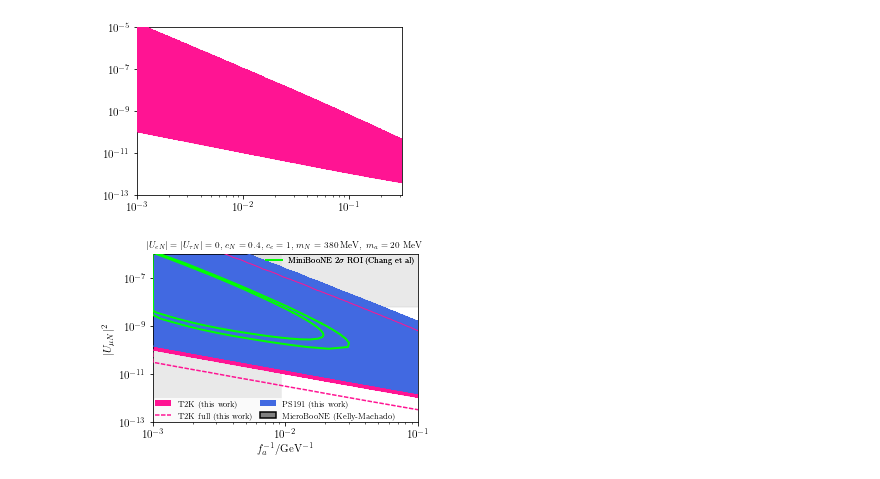
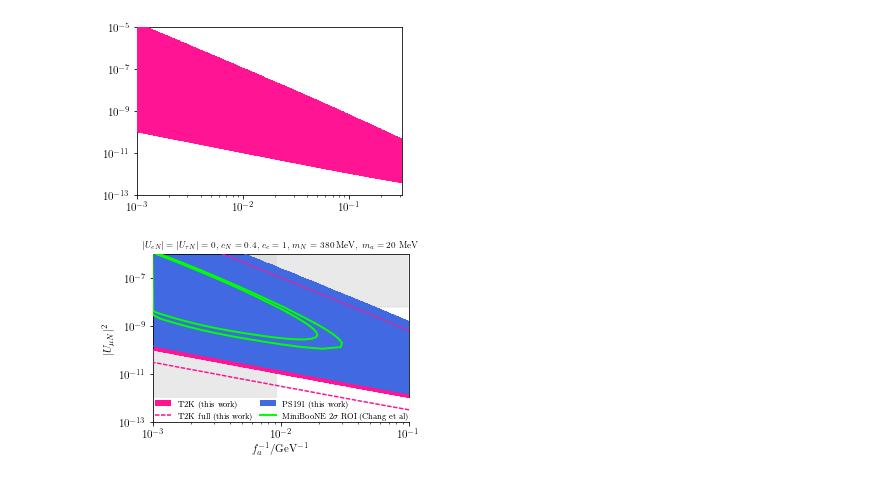
Before and after one commit to mhostert/HNL-DIF, a Jupyter notebook: main_plots.ipynb, the cells around one changed output. Saved outputs shown, nothing was run; the diff lists cells and outputs as text; code cells hidden in the pictures.

```diff
--- a/main_plots.ipynb
+++ b/main_plots.ipynb
@@ -820,7 +831,7 @@ ax.set_ylim(1e-13,1e-5)
 (1e-13, 1e-05)
 [figure]
 # %%
-fig, ax = std_fig(ax_form=[0.16,0.16,0.83,0.76])
+fig, ax = std_fig(ax_form=[0.16,0.16,0.8,0.76])
 units=1 # translate to mag moment rather than dipole
 x = np.logspace(-3, -1, 1000)
 
@@ -885,38 +896,38 @@ new_muboone_bound = rescale_muboone_to_SBN_for_dip_vs_usqr(dmu, mN=mN, channel='
 ############################################
 # MiniBooNE preference region
 # ALP region of preference
 data = np.genfromtxt("digitized/alp_miniboone/Umu4_vs_fa_lower2sigma.dat", unpack=True)
 x_MB, y_MB = plot_tools.plot_closed_region(data, logx=True, logy=True)
 MB_ROI, = ax.plot(np.append(x_MB,x_MB[0]), np.append(y_MB,y_MB[0]), c='lime', lw=2, zorder=10, label='MiniBooNE ROI (C. Chang et al)')
 
 data = np.genfromtxt("digitized/alp_miniboone/Umu4_vs_fa_upper2sigma.dat", unpack=True)
 x_MB, y_MB = plot_tools.plot_closed_region(data, logx=True, logy=True)
 MB_ROI, = ax.plot(np.append(x_MB,x_MB[0]), np.append(y_MB,y_MB[0]), c='lime', lw=2, zorder=10, label='MiniBooNE ROI (C. Chang et al)')
 
 t2kregion1 = plt.Rectangle((0,0),1,1,fc = 'deeppink')
 PS191region = plt.Rectangle((0,0),1,1,fc = 'royalblue')
-legend1 = plt.legend([t2kregion1, t2kregion2, PS191region, mubooneregion],
-                     [r"T2K (this work)", r"T2K full (this work)", r"PS191 (this work)",r'MicroBooNE (Kelly-Machado)'],
+legend1 = plt.legend([t2kregion1, t2kregion2, PS191region, MB_ROI],
+                     [r"T2K (this work)", r"T2K full (this work)", r"PS191 (this work)",r"MiniBooNE $2\sigma$ ROI (Chang et al)"],
                      loc='lower left',markerfirst=True,edgecolor="None",
                      fontsize=8, borderaxespad=0.1,  borderpad=0.2, frameon=True, framealpha=0.8, ncol=2, columnspacing=0.8)
-legend2 = plt.legend([MB_ROI],
-                     [r"MiniBooNE $2\sigma$ ROI (Chang et al)"],
-                     loc='upper right',markerfirst=True,edgecolor="None",
-                     fontsize=8, borderaxespad=0.1,  borderpad=0.2, frameon=False, framealpha=0.8, ncol=1,columnspacing=0.8)
+# legend2 = plt.legend([MB_ROI],
+#                      [],
+#                      loc='upper right',markerfirst=True,edgecolor="None",
+#                      fontsize=8, borderaxespad=0.1,  borderpad=0.2, frameon=False, framealpha=0.8, ncol=1,columnspacing=0.8)
 
 ax.add_artist(legend1)
-ax.add_artist(legend2)
+# ax.add_artist(legend2)
 
 ax.set_xlim(np.min(x*units),np.max(x*units))
 ax.set_ylim(1e-13,1e-6)
 ax.set_xscale("log")
 ax.set_yscale("log")
 ax.set_xlabel(r"$f_{a}^{-1}/$GeV$^{-1}$")
 ax.set_ylabel(r"$|U_{\mu N}|^2$")
 
 ax.set_title(r"$|U_{e N}| = |U_{\tau N}| = 0$, $c_N=0.4$, $c_e=1$, $m_N = 380$~MeV, $m_a = 20$~MeV",fontsize=9)
 
 fig.savefig("plots/mix_vs_fa_limits.pdf", dpi=300)
 fig.savefig("plots/mix_vs_fa_limits.png", dpi=300)
 # %% [output]
-[figure, old version]
+[figure, new version]
```
Also changed, not shown: parts of 2 cells of this notebook, 29 other files.
